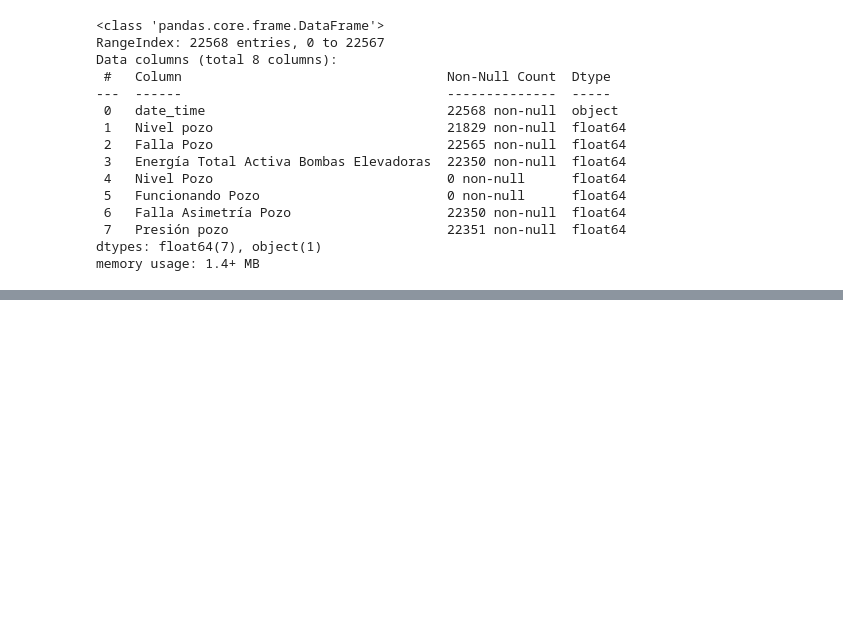
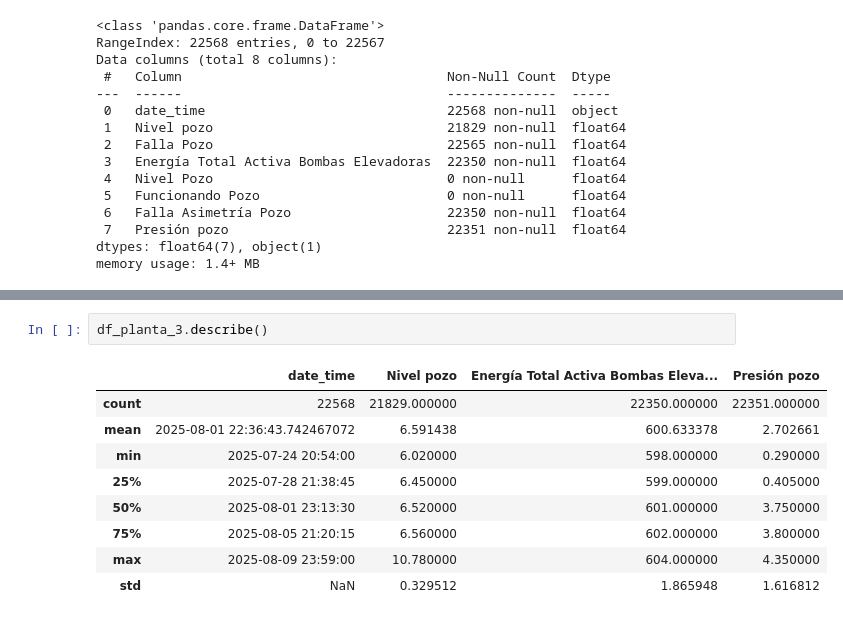
Before and after one commit to fchiapped/Proyecto-Grado, a Jupyter notebook: planta3.ipynb, the cells around one changed output, grey strips where cells are left out. Cells and saved outputs as stored; diff of their text form; blank space fills up the shorter version.

```diff
--- a/planta3.ipynb
+++ b/planta3.ipynb
@@ -44,0 +66,12 @@ memory usage: 1.4+ MB
+# %%
+df_planta_3.describe()
+# %% [output]
+|  | date_time | Nivel pozo | Energía Total Activa Bombas Eleva... | Presión pozo |
+| count | 22568 | 21829.000000 | 22350.000000 | 22351.000000 |
+| mean | 2025-08-01 22:36:43.742467072 | 6.591438 | 600.633378 | 2.702661 |
+| min | 2025-07-24 20:54:00 | 6.020000 | 598.000000 | 0.290000 |
+| 25% | 2025-07-28 21:38:45 | 6.450000 | 599.000000 | 0.405000 |
+| 50% | 2025-08-01 23:13:30 | 6.520000 | 601.000000 | 3.750000 |
+| 75% | 2025-08-05 21:20:15 | 6.560000 | 602.000000 | 3.800000 |
+| max | 2025-08-09 23:59:00 | 10.780000 | 604.000000 | 4.350000 |
+| std | NaN | 0.329512 | 1.865948 | 1.616812 |
```
Also changed, not shown: parts of 5 cells of this notebook, 3 other files.
